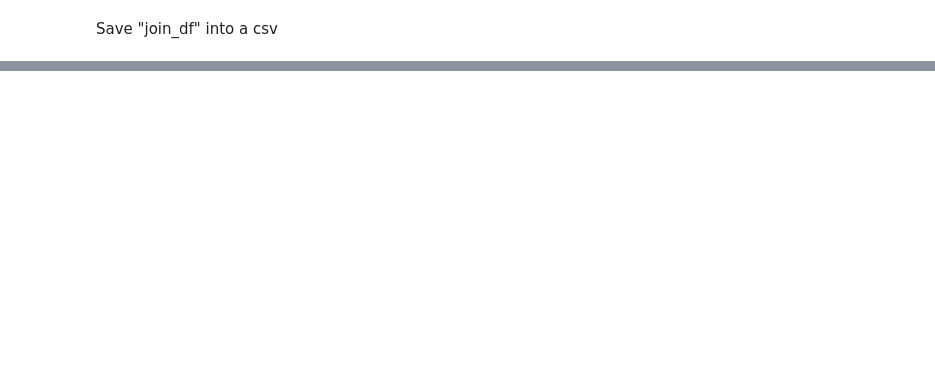
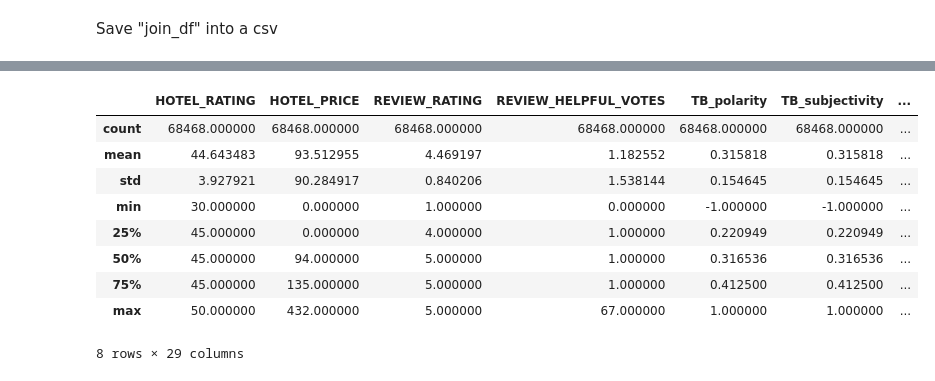
Before and after one commit to Esarac/Tripadvisor-Hotel, a Jupyter notebook: scripts/qualitative_analysis.ipynb, the cells around one changed output, grey strips where cells are left out. Saved outputs shown, nothing was run; the diff lists cells and outputs as text; code cells hidden in the pictures; blank space fills up the shorter version.

```diff
--- a/scripts/qualitative_analysis.ipynb
+++ b/scripts/qualitative_analysis.ipynb
@@ -592,0 +549,15 @@ join_df.to_csv(WHR_OUTPUT_PATH, index=False)
+# %%
+# Analysis
+df_d3_l = pd.read_csv("../data/sentiment/sentiment_d3.csv")
+df_d3_l.describe()
+# %% [output]
+|  | HOTEL_RATING | HOTEL_PRICE | REVIEW_RATING | REVIEW_HELPFUL_VOTES | TB_polarity | TB_subjectivity | ... |
+| count | 68468.000000 | 68468.000000 | 68468.000000 | 68468.000000 | 68468.000000 | 68468.000000 | ... |
+| mean | 44.643483 | 93.512955 | 4.469197 | 1.182552 | 0.315818 | 0.315818 | ... |
+| std | 3.927921 | 90.284917 | 0.840206 | 1.538144 | 0.154645 | 0.154645 | ... |
+| min | 30.000000 | 0.000000 | 1.000000 | 0.000000 | -1.000000 | -1.000000 | ... |
+| 25% | 45.000000 | 0.000000 | 4.000000 | 1.000000 | 0.220949 | 0.220949 | ... |
+| 50% | 45.000000 | 94.000000 | 5.000000 | 1.000000 | 0.316536 | 0.316536 | ... |
+| 75% | 45.000000 | 135.000000 | 5.000000 | 1.000000 | 0.412500 | 0.412500 | ... |
+| max | 50.000000 | 432.000000 | 5.000000 | 67.000000 | 1.000000 | 1.000000 | ... |
+8 rows × 29 columns
```
Also changed, not shown: parts of 49 cells of this notebook.
